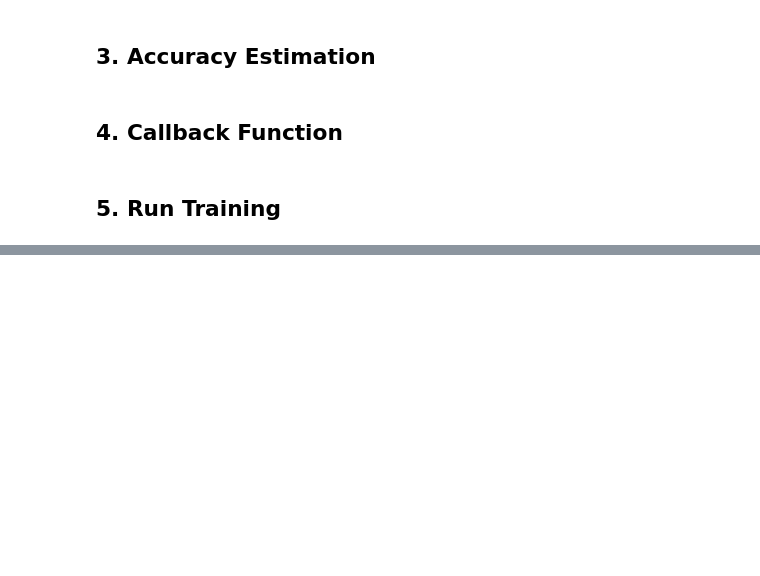
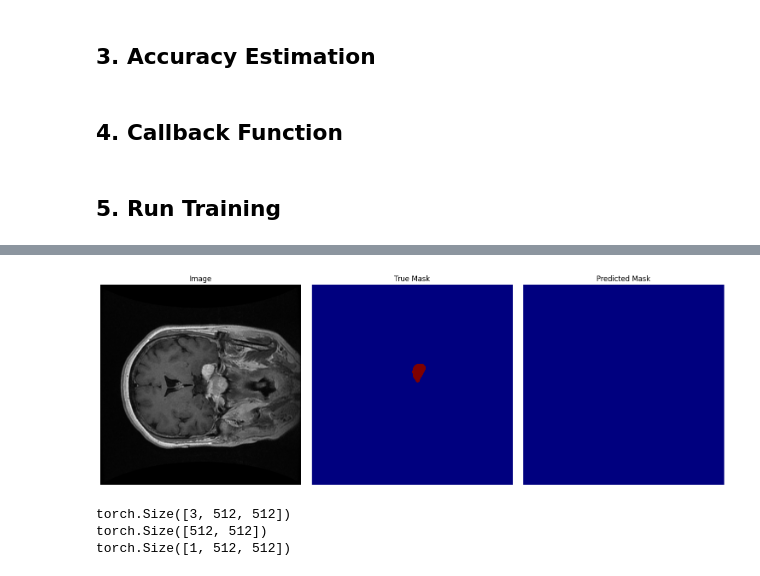
Before and after one commit to elliemci/vision-transformer-models, a Jupyter notebook: image_segmentation/transformer_seg_training.ipynb, the cells around one changed output, grey strips where cells are left out. Saved outputs shown, nothing was run; the diff lists cells and outputs as text; code cells hidden in the pictures; blank space fills up the shorter version.

```diff
--- a/image_segmentation/transformer_seg_training.ipynb
+++ b/image_segmentation/transformer_seg_training.ipynb
@@ -430,0 +628,77 @@ train(model, train_loader, val_loader, optimizer, criterion, num_epochs, device,
+# %%
+import matplotlib.pyplot as plt
+import numpy as np
+import torch
+
+def display_image_and_masks(image, true_mask, predicted_mask):
+    """
+    Displays an image, its true mask, and the predicted mask.
+
+    Args:
+        image (torch.Tensor): The image tensor (C, H, W).
+        true_mask (torch.Tensor): The true mask tensor (H, W).
+        predicted_mask (torch.Tensor): The predicted mask tensor (H, W).
+    """
+
+    # Move tensors to CPU and convert to NumPy arrays
+    image = image.cpu().numpy().transpose(1, 2, 0)  # (C, H, W) -> (H, W, C)
+    true_mask = true_mask.cpu().numpy()
+    predicted_mask = predicted_mask.cpu().numpy()
+
+    # Normalize the image for display
+    image = (image - image.min()) / (image.max() - image.min())
+
+    # Create a figure with three subplots
+    fig, axs = plt.subplots(1, 3, figsize=(15, 5))
+
+    # Display the image
+    axs[0].imshow(image)
+    axs[0].set_title("Image")
+    axs[0].axis("off")
+
+    # Display the true mask
+    axs[1].imshow(true_mask, cmap="jet")
+    axs[1].set_title("True Mask")
+    axs[1].axis("off")
+
+    # Display the predicted mask
+    axs[2].imshow(predicted_mask.squeeze(0), cmap="jet")
+    axs[2].set_title("Predicted Mask")
+    axs[2].axis("off")
+
+    plt.tight_layout()
+    plt.show()
+
+# Get a batch from the validation loader
+for batch in val_loader:
+    break  # Get only the first batch
+
+# Get the image and true mask from the batch
+image = batch['pixel_values'][0].to(device)  # Move image to device
+true_mask = batch['mask'][0].squeeze(0).to(device)  # Move mask to device and squeeze if necessary
+
+# Get model prediction
+with torch.no_grad():  # Disable gradient calculation for inference
+    outputs = model(image.unsqueeze(0))  # Add batch dimension for single image
+    predicted_mask = torch.argmax(outputs.logits, dim=1)  # Get predicted mask
+
+    # Resize predicted mask to match true mask dimensions - **Corrected**
+    predicted_mask = torch.nn.functional.interpolate(
+        predicted_mask.unsqueeze(1).float(),
+        size=true_mask.shape[-2:],  # Use only the spatial dimensions (H, W)
+        mode='nearest'
+    ).squeeze(1).long()
+
+
+# Display the image, true mask, and predicted mask
+display_image_and_masks(image.cpu(), true_mask.cpu(), predicted_mask.cpu())
+# %% [output]
+[figure, added]
+# %%
+print(image.shape)
+print(true_mask.shape)
+print(predicted_mask.shape)
+# %% [output]
+torch.Size([3, 512, 512])
+torch.Size([512, 512])
+torch.Size([1, 512, 512])
```
Also changed, not shown: parts of 18 cells of this notebook.
